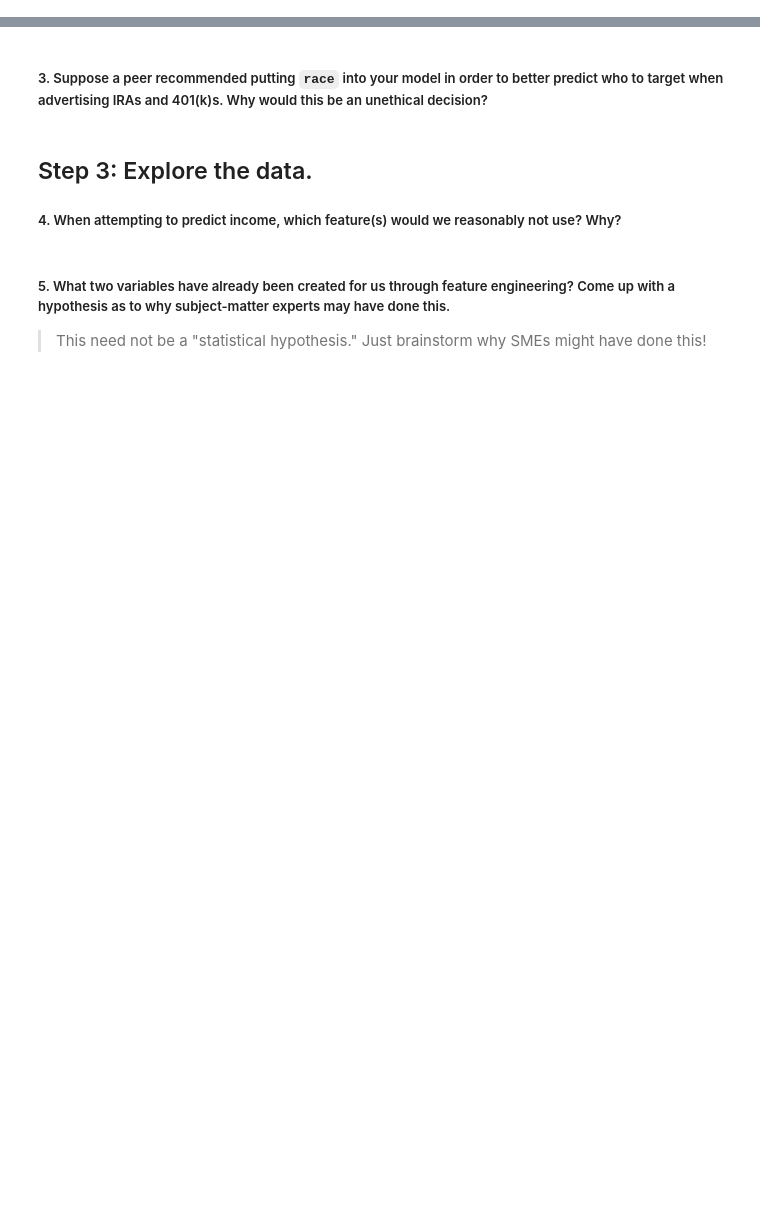
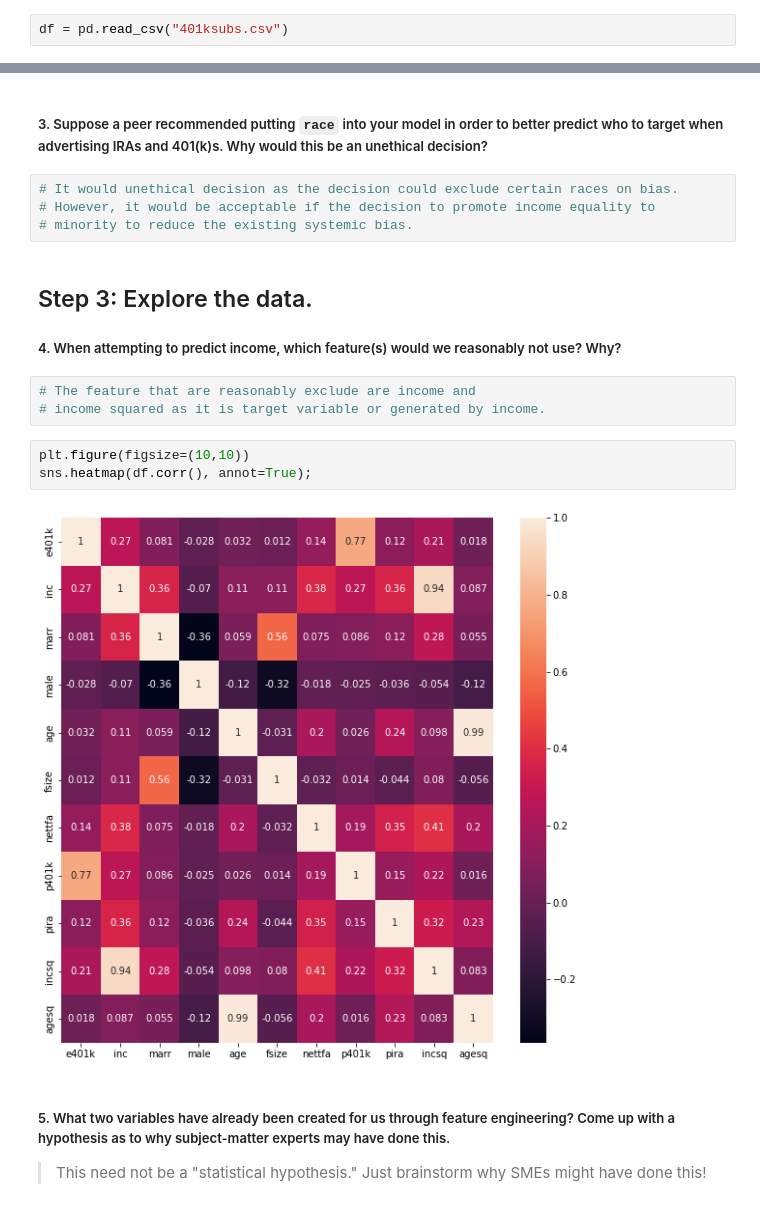
Before and after one commit to Tatadektep/Supervised_model_comparison_lab, a Jupyter notebook: starter-code.ipynb, the cells around one changed output, grey strips where cells are left out. Saved outputs shown, nothing was run; the diff lists cells and outputs as text; blank space fills up the shorter version.

```diff
--- a/starter-code.ipynb
+++ b/starter-code.ipynb
@@ -41,3 +68,5 @@ Check out the data dictionary [here](http://fmwww.bc.edu/ec-p/data/wooldridge2k/
 ### Step 2: Gather the data.
 
 ##### 1. Read in the data from the repository.
+# %%
+df = pd.read_csv("401ksubs.csv")
@@ -46,9 +104,21 @@ Check out the data dictionary [here](http://fmwww.bc.edu/ec-p/data/wooldridge2k/
 # %% [markdown]
 ##### 3. Suppose a peer recommended putting `race` into your model in order to better predict who to target when advertising IRAs and 401(k)s. Why would this be an unethical decision?
+# %%
+# It would unethical decision as the decision could exclude certain races on bias.
+# However, it would be acceptable if the decision to promote income equality to
+# minority to reduce the existing systemic bias.
 # %% [markdown]
 ## Step 3: Explore the data.
 
 ##### 4. When attempting to predict income, which feature(s) would we reasonably not use? Why?
+# %%
+# The feature that are reasonably exclude are income and
+# income squared as it is target variable or generated by income.
+# %%
+plt.figure(figsize=(10,10))
+sns.heatmap(df.corr(), annot=True);
+# %% [output]
+[figure, added]
 # %% [markdown]
 ##### 5. What two variables have already been created for us through feature engineering? Come up with a hypothesis as to why subject-matter experts may have done this.
 > This need not be a "statistical hypothesis." Just brainstorm why SMEs might have done this!
```
Also changed, not shown: parts of 119 cells of this notebook.
